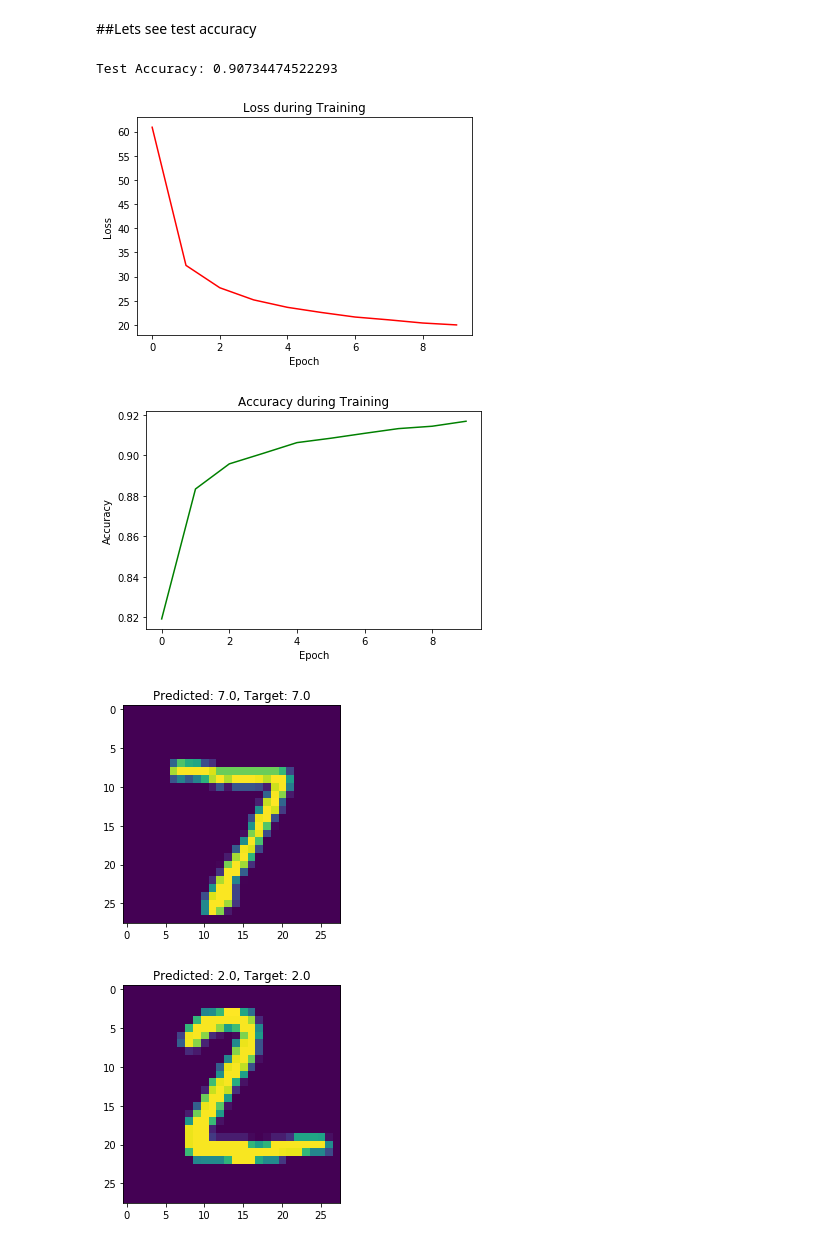
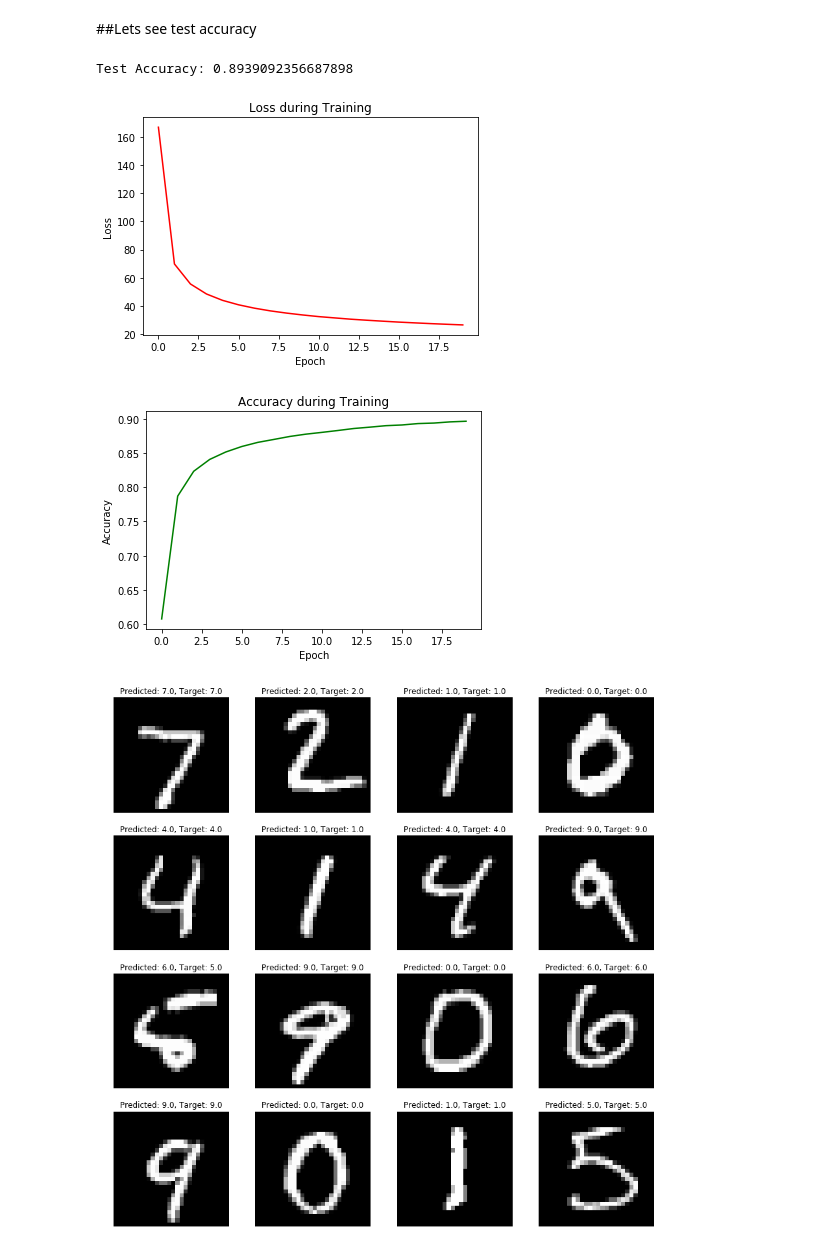
Before and after one commit to braindotai/Deep-Learning-Scratch-Arena, a Jupyter notebook: 01. Intro To Deep Learning/03. Multiclass Softmax Classification - MXNet.ipynb, the cells around one changed output. Cells and saved outputs as stored; diff of their text form; code cells hidden in the pictures.

Commit message:
Updated Multiclass Softmax Classification - MXNet

```diff
--- a/01. Intro To Deep Learning/03. Multiclass Softmax Classification - MXNet.ipynb
+++ b/01. Intro To Deep Learning/03. Multiclass Softmax Classification - MXNet.ipynb
@@ -81,16 +104,16 @@ def accuracy(predictions, labels):
 # %%
-epochs = 10
-num_batches = 60000/batch_size
-learning_rate = .01
+epochs = 20
+num_batches = len(train_data)
+learning_rate = .001 # you can change it to 0.01 for faster training
 losses = []
 accs = []
 
 for epoch in range(epochs):
     cumulative_loss = 0
     cumulative_acc = 0
-    for features, labels in training_data:
-        features = features.as_in_context(model_ctx).reshape((-1, 784))
-        labels = labels.as_in_context(model_ctx).one_hot(10)
+    for features, labels in train_data:
+        features = features.as_in_context(ctx).reshape((-1, 784))
+        labels = labels.as_in_context(ctx).one_hot(10)
         with autograd.record():
             output = softmaxclassification(features)
             loss = categoricalcrossentropy(output, labels)
@@ -116,18 +149,19 @@ Epoch: 9 Loss: 19.99972916666667 Accuracy: 0.9169333333333334
 ##Lets see test accuracy
 # %%
 acc = 0.0
-batches = 0
-for features, labels in testing_data:
-    features = features.as_in_context(model_ctx).reshape((-1, 784))
-    labels = labels.as_in_context(model_ctx).one_hot(10)
+test_batches = len(test_data)
+for features, labels in test_data:
+    features = features.as_in_context(ctx).reshape((-1, 784))
+    labels = labels.as_in_context(ctx).one_hot(10)
     predictions = softmaxclassification(features)
     acc += accuracy(predictions, labels)
-    batches += 1
-print(f'Test Accuracy: {acc.asscalar()/batches}')
+
+print(f'Test Accuracy: {acc.asscalar()/test_batches}')
 # %% [output]
-Test Accuracy: 0.90734474522293
+Test Accuracy: 0.8939092356687898
 # %%
-def plot(losses = losses, accs = accs, model = softmaxclassification, samples = 5):
+def plot(losses = losses, accs = accs, model = softmaxclassification):
+    samples = 16
     plt.plot(losses, 'r')
     plt.title('Loss during Training')
     plt.xlabel('Epoch')
@@ -140,19 +174,22 @@ def plot(losses = losses, accs = accs, model = softmaxclassification, samples =
     plt.ylabel('Accuracy')
     plt.show()
 
-    for i, batch in enumerate(test_mnist):
-        features = batch[0].as_in_context(model_ctx).reshape((1, 784))
-        labels = batch[1]
+    plt.figure(figsize = (15, 15))
+
+    for i, example in enumerate(test_mnist, 1):
+        features = example[0].as_in_context(ctx).reshape((1, 784))
+        labels = example[1]
         predictions = softmaxclassification(features).argmax(1).asscalar()
-        plt.imshow(features.reshape((28, 28)).asnumpy())
+        plt.subplot(4, 4, i)
+        plt.imshow(features.reshape((28, 28)).asnumpy(), cmap = 'gray')
+        plt.axis('off')
         plt.title(f'Predicted: {predictions}, Target: {labels}')
-        plt.show()
         if i == samples:
             break
+    plt.show()
 # %%
-plot(samples = 10)
+plot()
 # %% [output]
-[figure, old version]
+[figure, new version]
-[figure, old version]
+[figure, new version]
-[figure, old version]
+[figure, new version]
-[figure, removed]
```
Also changed, not shown: parts of 19 cells of this notebook.
